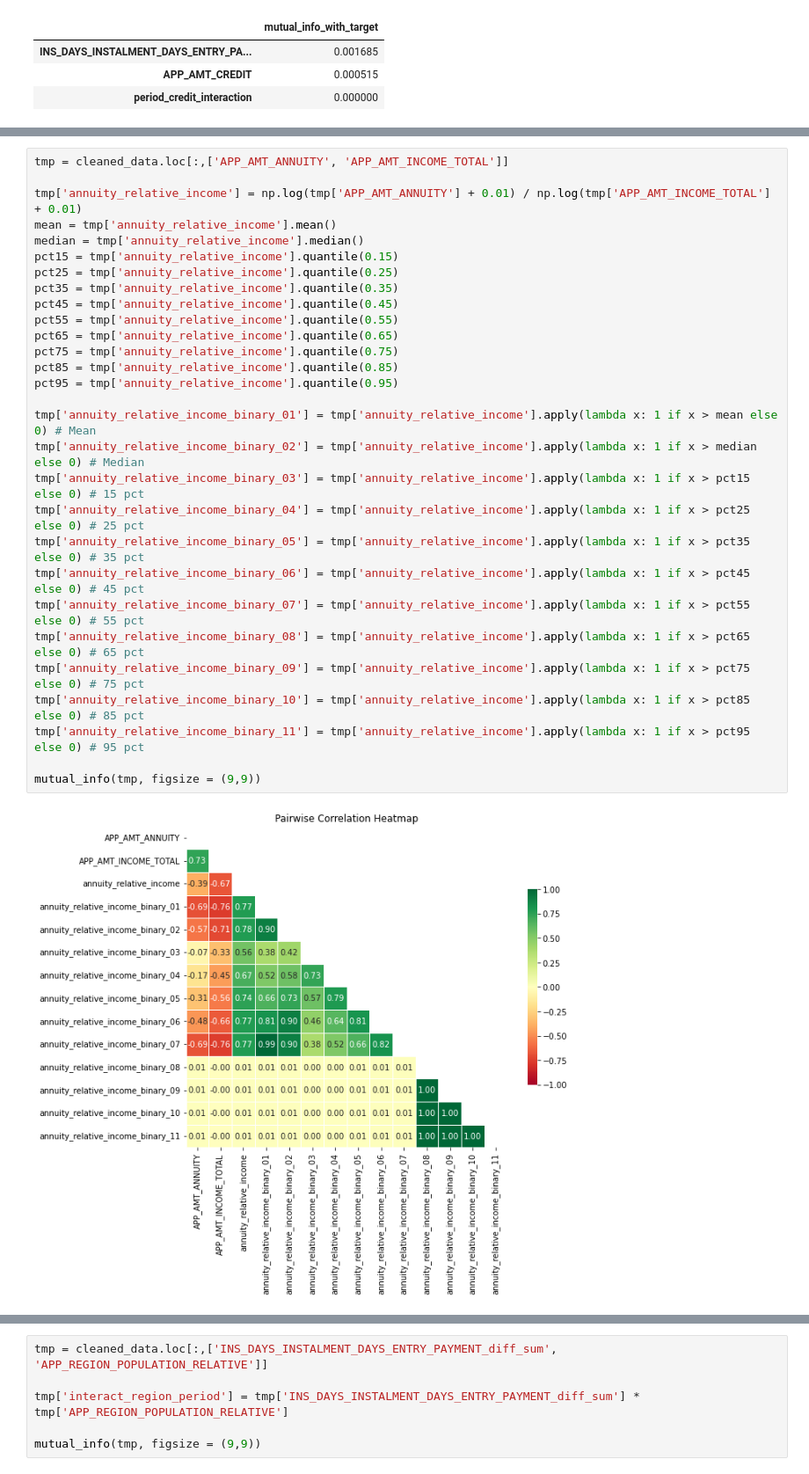
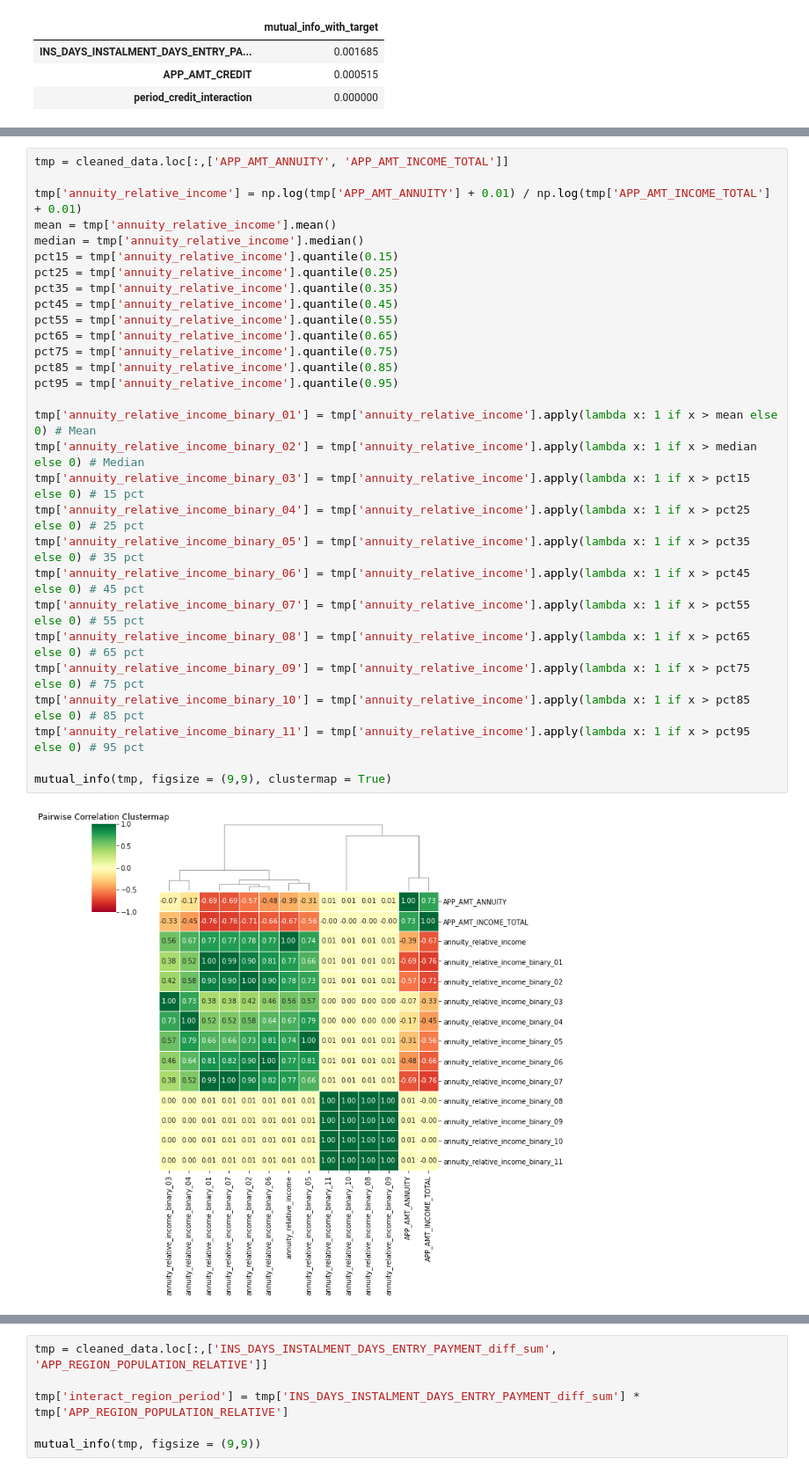
Before and after one commit to FUWENKAI6/MMF_Machine_Learning, a Jupyter notebook: data_EDA_Installment_part.ipynb, the cells around one changed output, grey strips where cells are left out. Shown at 88% size. Saved outputs shown, nothing was run; the diff lists cells and outputs as text.

```diff
--- a/data_EDA_Installment_part.ipynb
+++ b/data_EDA_Installment_part.ipynb
@@ -712,34 +762,34 @@ tmp['payment_completion_ratio_binary_03'] = tmp['payment_completion_ratio'].appl
 # %%
 tmp = cleaned_data.loc[:,['APP_AMT_ANNUITY', 'APP_AMT_INCOME_TOTAL']]
 
 tmp['annuity_relative_income'] = np.log(tmp['APP_AMT_ANNUITY'] + 0.01) / np.log(tmp['APP_AMT_INCOME_TOTAL'] + 0.01)
 mean = tmp['annuity_relative_income'].mean()
 median = tmp['annuity_relative_income'].median()
 pct15 = tmp['annuity_relative_income'].quantile(0.15)
 pct25 = tmp['annuity_relative_income'].quantile(0.25)
 pct35 = tmp['annuity_relative_income'].quantile(0.35)
 pct45 = tmp['annuity_relative_income'].quantile(0.45)
 pct55 = tmp['annuity_relative_income'].quantile(0.55)
 pct65 = tmp['annuity_relative_income'].quantile(0.65)
 pct75 = tmp['annuity_relative_income'].quantile(0.75)
 pct85 = tmp['annuity_relative_income'].quantile(0.85)
 pct95 = tmp['annuity_relative_income'].quantile(0.95)
 
 tmp['annuity_relative_income_binary_01'] = tmp['annuity_relative_income'].apply(lambda x: 1 if x > mean else 0) # Mean
 tmp['annuity_relative_income_binary_02'] = tmp['annuity_relative_income'].apply(lambda x: 1 if x > median else 0) # Median
 tmp['annuity_relative_income_binary_03'] = tmp['annuity_relative_income'].apply(lambda x: 1 if x > pct15 else 0) # 15 pct
 tmp['annuity_relative_income_binary_04'] = tmp['annuity_relative_income'].apply(lambda x: 1 if x > pct25 else 0) # 25 pct
 tmp['annuity_relative_income_binary_05'] = tmp['annuity_relative_income'].apply(lambda x: 1 if x > pct35 else 0) # 35 pct
 tmp['annuity_relative_income_binary_06'] = tmp['annuity_relative_income'].apply(lambda x: 1 if x > pct45 else 0) # 45 pct
 tmp['annuity_relative_income_binary_07'] = tmp['annuity_relative_income'].apply(lambda x: 1 if x > pct55 else 0) # 55 pct
 tmp['annuity_relative_income_binary_08'] = tmp['annuity_relative_income'].apply(lambda x: 1 if x > pct65 else 0) # 65 pct
 tmp['annuity_relative_income_binary_09'] = tmp['annuity_relative_income'].apply(lambda x: 1 if x > pct75 else 0) # 75 pct
 tmp['annuity_relative_income_binary_10'] = tmp['annuity_relative_income'].apply(lambda x: 1 if x > pct85 else 0) # 85 pct
 tmp['annuity_relative_income_binary_11'] = tmp['annuity_relative_income'].apply(lambda x: 1 if x > pct95 else 0) # 95 pct
 
-mutual_info(tmp, figsize = (9,9))
+mutual_info(tmp, figsize = (9,9), clustermap = True)
 # %% [output]
-[figure, old version]
+[figure, new version]
 |  | mutual_info_with_target |
 | APP_AMT_ANNUITY | 0.000000 |
 | APP_AMT_INCOME_TOTAL | 0.001507 |
```
Also changed, not shown: parts of 26 cells of this notebook.
